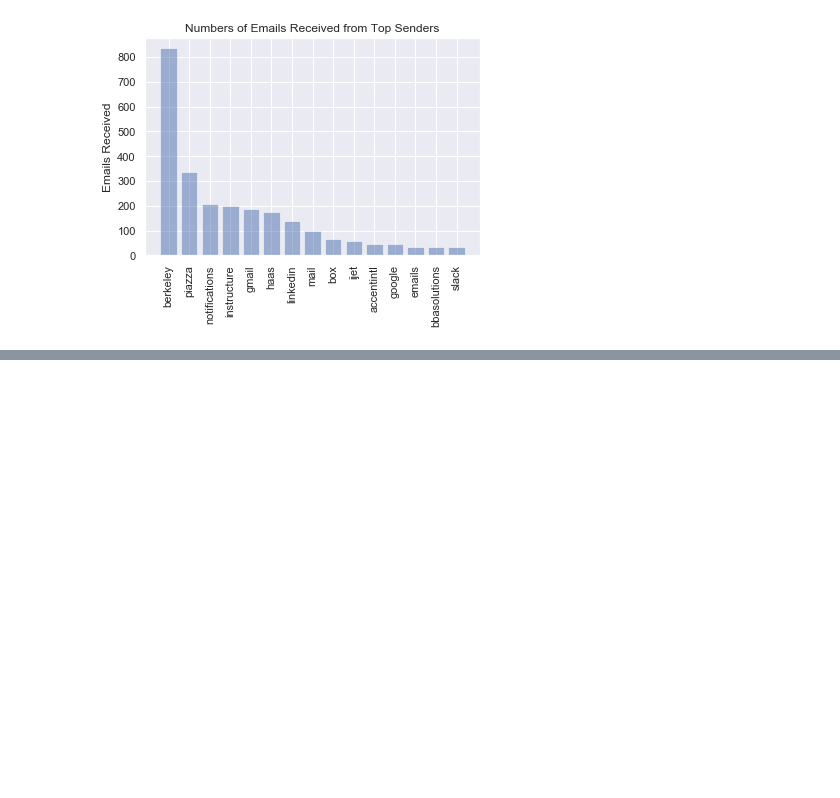
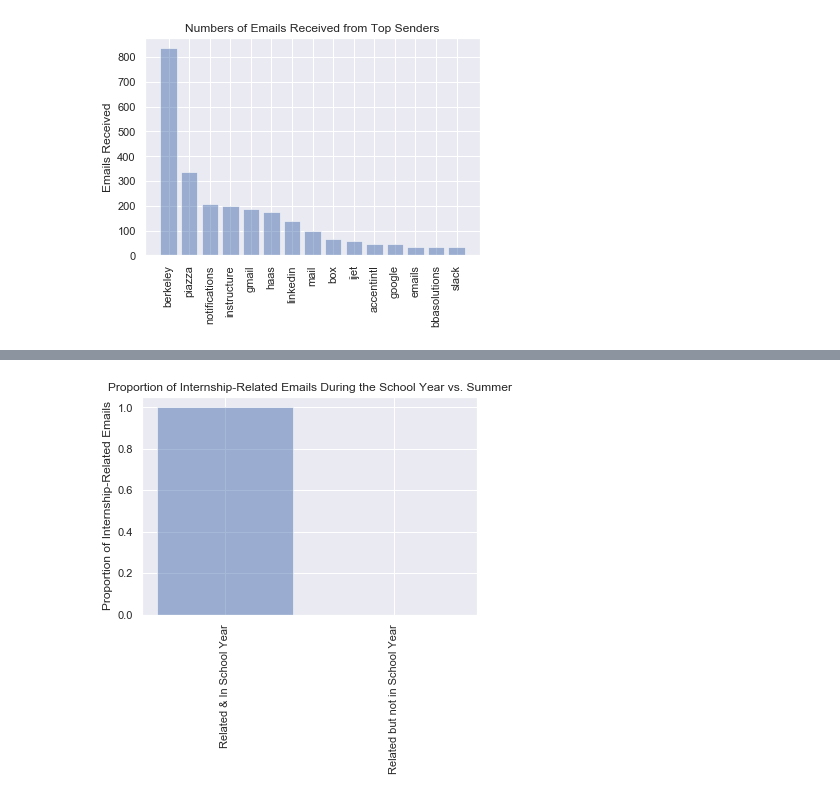
Before and after one commit to rachitpareek/jobSearch, a Jupyter notebook: exploratory analysis.ipynb, the cells around one changed output, grey strips where cells are left out. Cells and saved outputs as stored; diff of their text form; code cells hidden in the pictures; blank space fills up the shorter version.

```diff
--- a/exploratory analysis.ipynb
+++ b/exploratory analysis.ipynb
@@ -122,0 +200,10 @@ plt.show()
+# %%
+# Let's do some feature engineering:
+# 1. Add a few feature that indicate 1 if the email was sent during a school month (Jan-Apr, Sept-Dec), and 0 otherwise.
+data["In School Year"] = data["Date & Time Received"].apply(in_school_year)
+# 2. Add a few feature that shows the length of the email, normalizing by the average length of a word in the email.
+data["Length"] = data["Email Text"].apply(lambda string: np.mean([len(i) for i in string.split(" ")]))
+# 3. Could add vectorized representations of sender (or sender categories).
+# Rename the final column
+data = data[["From", "Subject", "Email Text", "In School Year", "Length", "Related"]].rename(columns={"Related": "Internship-Related"})
+data
@@ -122,0 +224,15 @@ plt.show()
+# %%
+# This visualization seems to show that there's a strong connection between whether the email was sent during a school
+# month and whether it was an internship-related email. The grind really concentrates itself in school months, and
+# it would be odd, after all, to already be searching for another internship while working another one during the summer!
+both = len(data[(data["In School Year"] > 0) & (data["Internship-Related"] > 0)])/len(data[(data["Internship-Related"] > 0)])
+summer_internship = len(data[(data["In School Year"] == 0) & (data["Internship-Related"] > 0)])//len(data[(data["Internship-Related"] > 0)])
+plt.bar(np.arange(2), [both, summer_internship], align='center', alpha=0.5)
+plt.xticks(np.arange(2),
+           ["Related & In School Year", "Related but not in School Year"],
+           rotation='vertical')
+plt.ylabel('Proportion of Internship-Related Emails')
+plt.title('Proportion of Internship-Related Emails During the School Year vs. Summer')
+plt.show()
+# %% [output]
+[figure, added]
```
Also changed, not shown: parts of 21 cells of this notebook, 1 other file.
